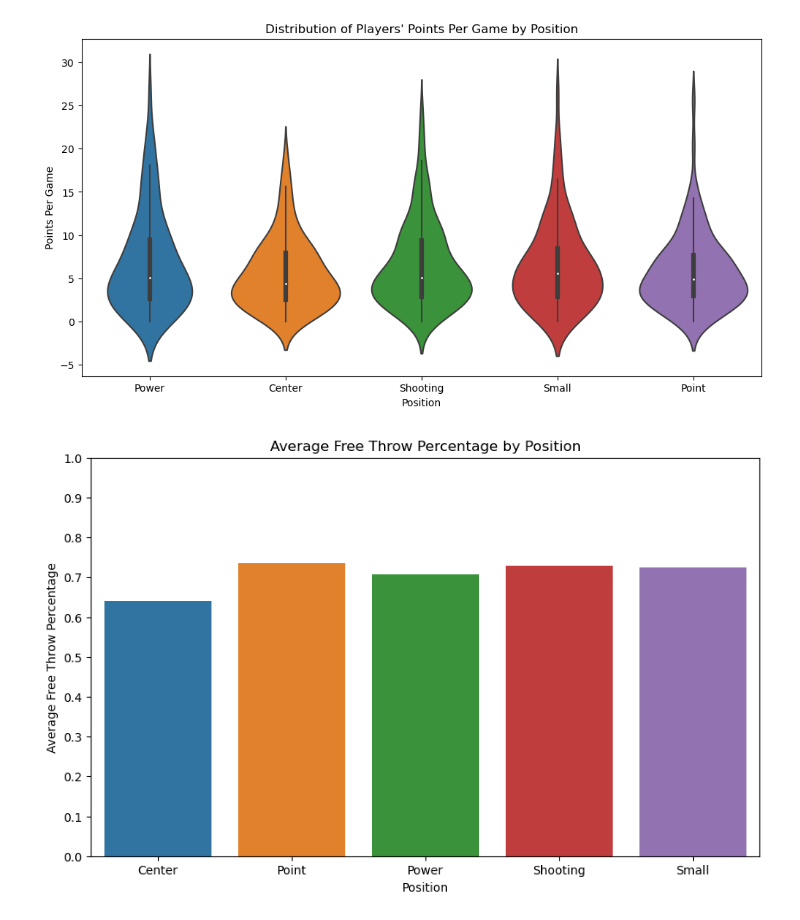
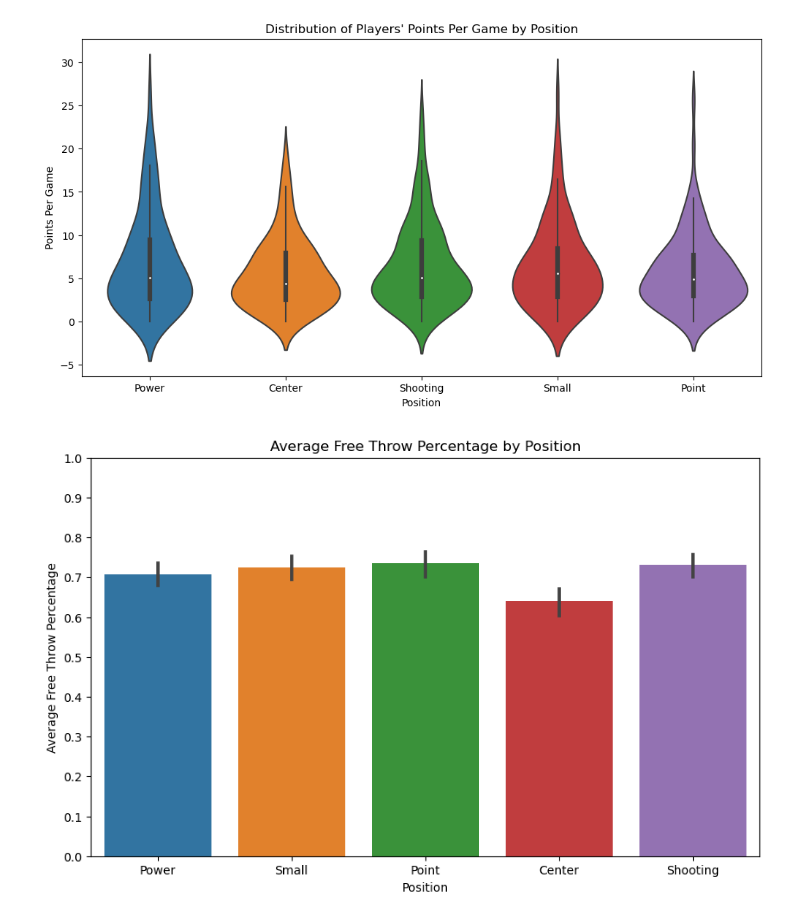
Before and after one commit to bryce11m/semester-project, a Jupyter notebook: code.ipynb, the cells around one changed output. Saved outputs shown, nothing was run; the diff lists cells and outputs as text; code cells hidden in the pictures.

```diff
--- a/code.ipynb
+++ b/code.ipynb
@@ -379,25 +379,25 @@ plt.show()
 # %%
 import matplotlib.pyplot as plt
 import seaborn as sns
 
 # Convert 'Shooting.2' column to numeric
 merged_df['Shooting.2'] = pd.to_numeric(merged_df['Shooting.2'], errors='coerce')
 
 # Filter the DataFrame based on selected positions
 selected_positions = ['Point', 'Shooting', 'Small', 'Power', 'Center']
-filtered_avg_ft_percentage = avg_ft_percentage[avg_ft_percentage['position'].isin(selected_positions)]
+filtered_avg_ft_percentage = merged_df[merged_df['position'].isin(selected_positions)]
 
 # Create a bar graph
 plt.figure(figsize=(10, 6))
 sns.barplot(x='position', y='Shooting.2', data=filtered_avg_ft_percentage)
 plt.title('Average Free Throw Percentage by Position')
 plt.xlabel('Position')
 plt.ylabel('Average Free Throw Percentage')
 
 # Set y-axis limits and ticks with increments of 0.1
 plt.ylim(0, 1)
 plt.yticks([i/10 for i in range(11)])
 
 plt.show()
 # %% [output]
-[figure, old version]
+[figure, new version]
```
Also changed, not shown: 1 other file.
